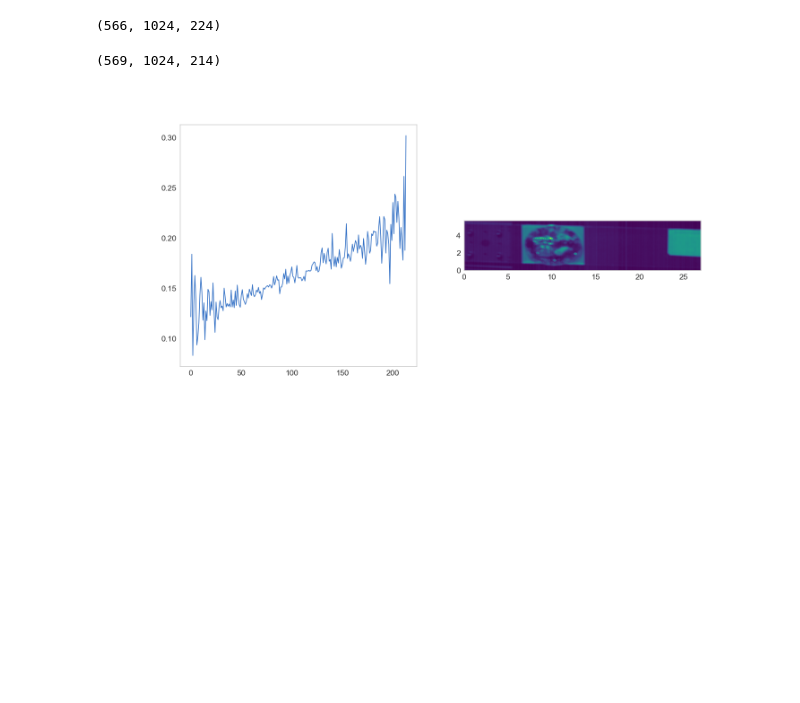
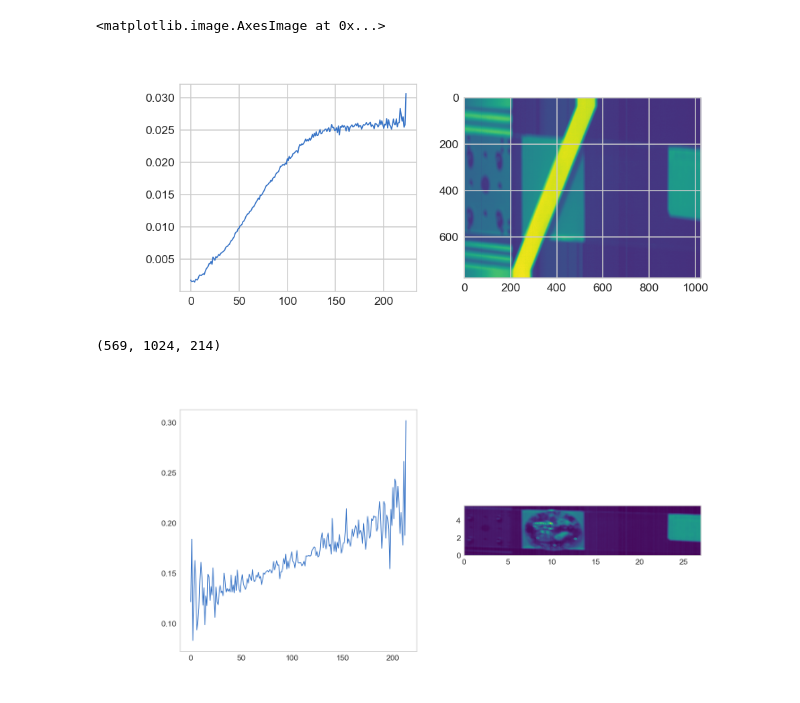
Before and after one commit to tomasjmlopes/Spectral_repo, a Jupyter notebook: Hyperspectral_glass/preliminary_reflectance.ipynb, the cells around one changed output. Saved outputs shown, nothing was run; the diff lists cells and outputs as text; code cells hidden in the pictures; blank space fills up the shorter version.

```diff
--- a/Hyperspectral_glass/preliminary_reflectance.ipynb
+++ b/Hyperspectral_glass/preliminary_reflectance.ipynb
@@ -7,10 +7,10 @@ from pysptools import spectro, noise
 %matplotlib widget
 # %%
 fpath = r'D:/Data/Data_HSI/CRAS/Specim/Refletancia/'
-fname_wref = r'1 - Referencia Branco/conversion_output/2024-02-28T12_42_59+0000'
-fname_dref = r'2 - Referencia Preto/conversion_output/2024-02-28T12_52_00+0000'
+fname_wref = r'1 - Referencia Branco/conversion_output/post_processing/2024-02-28T12_42_59+0000_dark_current_compensation_radiometric_correction'
+fname_dref = r'2 - Referencia Preto/conversion_output/post_processing/2024-02-28T12_52_00+0000_dark_current_compensation_radiometric_correction'
 # fname_dref = r'3 - Vidro Verde/conversion_output/2024-02-28T12_53_51+0000_dark_frames'
-fname_ref = r'6 -  Santo Antonio/conversion_output/2024-02-28T12_58_07+0000'
+fname_ref = r'6 -  Santo Antonio/conversion_output/post_processing/2024-02-28T12_58_07+0000_dark_current_compensation_radiometric_correction'
 # %%
 white_ref = envi.open(fpath + fname_wref + '.hdr', fpath + fname_wref + '.img')
 dark_ref = envi.open(fpath + fname_dref + '.hdr', fpath + fname_dref + '.img')
@@ -19,15 +19,19 @@ data_ref = envi.open(fpath + fname_ref + '.hdr', fpath + fname_ref + '.img')
 white_nparr = np.array(white_ref.load())
 dark_nparr = np.array(dark_ref.load())
 data_nparr = np.array(data_ref.load())
+# %%
+fig, ax = subplots(1, 2, figsize = (10, 4))
+
+ax[0].plot(white_nparr[400, 400, :])
+ax[1].imshow(white_nparr[:, :, 150])
+# %% [output]
+<matplotlib.image.AxesImage at 0x...>
+[figure, added]
 # %%
 mask_W = white_nparr[:, :, 50] > 450
 ref_white = white_nparr[mask_W].mean(axis = 0)
 mask_D = dark_nparr[:, :, 150] < 160
 ref_dark = dark_nparr[mask_D].mean(axis = 0)
-# %%
-corrected_nparr.shape
-# %% [output]
-(566, 1024, 224)
 # %%
 corrected_nparr = ((data_nparr - ref_dark)/(ref_white - ref_dark))[120:-70]
 # %%
```
Also changed, not shown: 12 other files.
